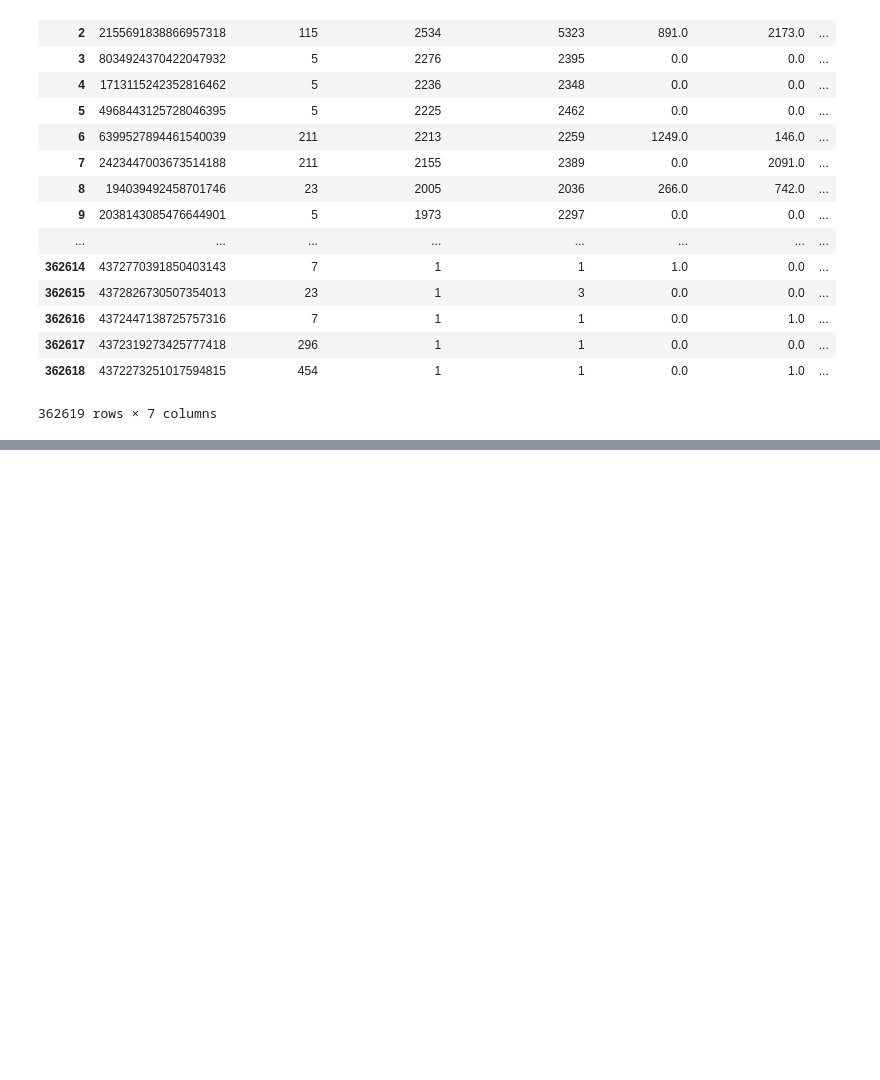
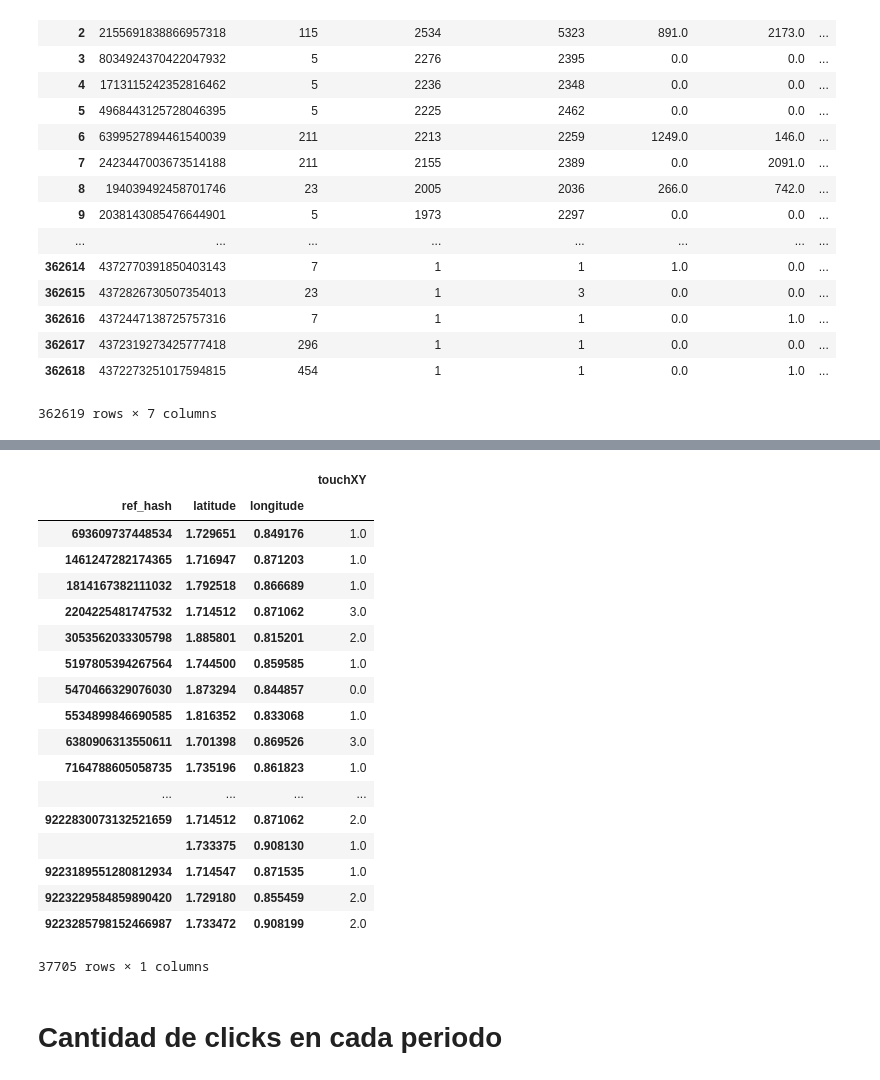
Before and after one commit to MartinRosasSommer/Datos2019, a Jupyter notebook: getting_features_events_clicks.ipynb, the cells around one changed output, grey strips where cells are left out. Saved outputs shown, nothing was run; the diff lists cells and outputs as text; code cells hidden in the pictures; blank space fills up the shorter version.

```diff
--- a/Analisis_Events.ipynb
+++ b/getting_features_events_clicks.ipynb
@@ -349,0 +424,24 @@ df_eventos_feature
+# %%
+clicks.groupby(["ref_hash","latitude","longitude"]).agg({"touchXY": "sum"})
+# %% [output]
+|  |  |  | touchXY |
+| ref_hash | latitude | longitude |  |
+| 693609737448534 | 1.729651 | 0.849176 | 1.0 |
+| 1461247282174365 | 1.716947 | 0.871203 | 1.0 |
+| 1814167382111032 | 1.792518 | 0.866689 | 1.0 |
+| 2204225481747532 | 1.714512 | 0.871062 | 3.0 |
+| 3053562033305798 | 1.885801 | 0.815201 | 2.0 |
+| 5197805394267564 | 1.744500 | 0.859585 | 1.0 |
+| 5470466329076030 | 1.873294 | 0.844857 | 0.0 |
+| 5534899846690585 | 1.816352 | 0.833068 | 1.0 |
+| 6380906313550611 | 1.701398 | 0.869526 | 3.0 |
+| 7164788605058735 | 1.735196 | 0.861823 | 1.0 |
+| ... | ... | ... | ... |
+| 9222830073132521659 | 1.714512 | 0.871062 | 2.0 |
+|  | 1.733375 | 0.908130 | 1.0 |
+| 9223189551280812934 | 1.714547 | 0.871535 | 1.0 |
+| 9223229584859890420 | 1.729180 | 0.855459 | 2.0 |
+| 9223285798152466987 | 1.733472 | 0.908199 | 2.0 |
+37705 rows × 1 columns
+# %% [markdown]
+# Cantidad de clicks en cada periodo
```
Also changed, not shown: parts of 19 cells of this notebook.
